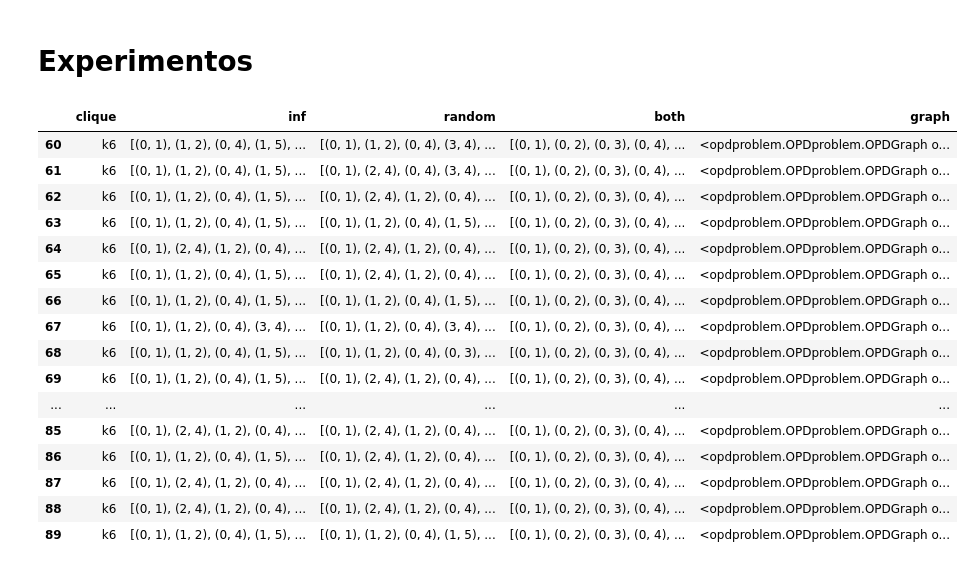
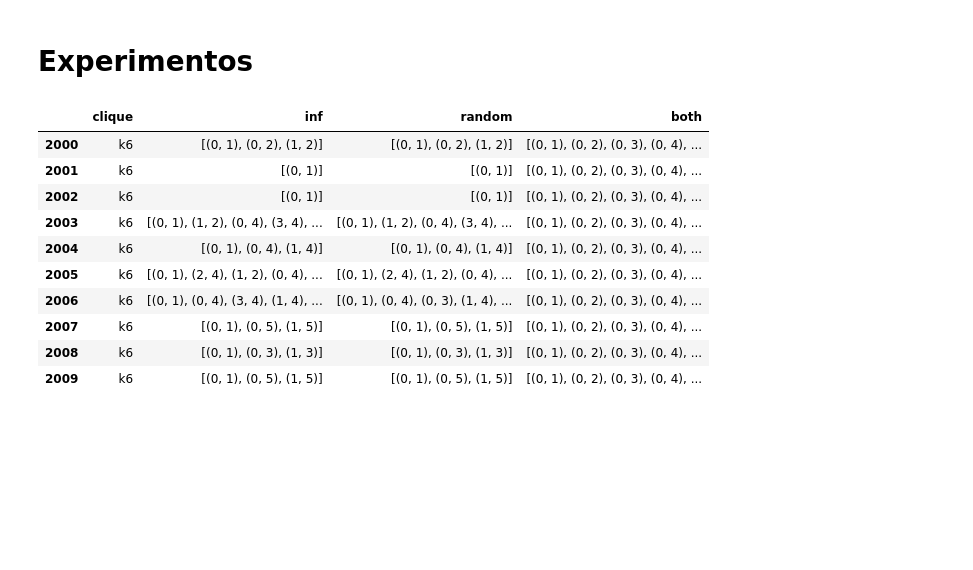
Before and after one commit to clazo2018/OPD-problem-, a Jupyter notebook: Experiments.ipynb, the cells around one changed output. Cells and saved outputs as stored; diff of their text form; code cells hidden in the pictures; blank space fills up the shorter version.

```diff
--- a/Experiments.ipynb
+++ b/Experiments.ipynb
@@ -52,21 +82,48 @@ cert_dict = {'clique': clique, 'inf': inf, 'random': random,'both' : both, 'grap
+# %%
+opd.seed(42)
+both = []
+inf = []
+random = []
+clique = []
+graph = []
+
+for n in range(4, n_clique + 1):
+
+#    print(f'es el grafo  k{n}')
+#     print('+' * 10)
+    for i in range(1000):
+        #print('es la instancia: ', i)
+        #print('-' * 10)
+
+        # se inicializa el grafo y el algoritmo
+        G = opd.OPDGraph(n=n, area_type='unbounded_non_homogeneous')
+        search = opd.Alg(G)
+
+        # Se busca el alpha-certificado
+        search_inf = search.search_app(method='inf')
+        search_random = search.search_app(method='random1')
+        search_both = search.both_alg()
+
+
+        both.append(search_both)
+        inf.append(search_inf)
+        random.append(search_random)
+        #graph.append(G)
+    l_aux = [f'k{n}'] * 1000
+    clique.extend(l_aux)
+cert_dict_unbounded_non_homogeneous = {'clique': clique, 'inf': inf, 'random': random, 'both': both}#, 'graph': graph}
 # %%
-df = pd.DataFrame(cert_dict)
-df[df['clique']=='k6'].head(30)
+df_unbounded_non_homogeneous = pd.DataFrame(cert_dict_unbounded_non_homogeneous)
+df_unbounded_non_homogeneous[df_unbounded_non_homogeneous['clique']=='k6'].head(10)
 # %% [output]
-|  | clique | inf | random | both | graph |
-| 60 | k6 | [(0, 1), (1, 2), (0, 4), (1, 5), ... | [(0, 1), (1, 2), (0, 4), (3, 4), ... | [(0, 1), (0, 2), (0, 3), (0, 4), ... | <opdproblem.OPDproblem.OPDGraph o... |
-| 61 | k6 | [(0, 1), (1, 2), (0, 4), (1, 5), ... | [(0, 1), (2, 4), (0, 4), (3, 4), ... | [(0, 1), (0, 2), (0, 3), (0, 4), ... | <opdproblem.OPDproblem.OPDGraph o... |
-| 62 | k6 | [(0, 1), (1, 2), (0, 4), (1, 5), ... | [(0, 1), (2, 4), (1, 2), (0, 4), ... | [(0, 1), (0, 2), (0, 3), (0, 4), ... | <opdproblem.OPDproblem.OPDGraph o... |
-| 63 | k6 | [(0, 1), (1, 2), (0, 4), (1, 5), ... | [(0, 1), (1, 2), (0, 4), (1, 5), ... | [(0, 1), (0, 2), (0, 3), (0, 4), ... | <opdproblem.OPDproblem.OPDGraph o... |
-| 64 | k6 | [(0, 1), (2, 4), (1, 2), (0, 4), ... | [(0, 1), (2, 4), (1, 2), (0, 4), ... | [(0, 1), (0, 2), (0, 3), (0, 4), ... | <opdproblem.OPDproblem.OPDGraph o... |
-| 65 | k6 | [(0, 1), (1, 2), (0, 4), (1, 5), ... | [(0, 1), (2, 4), (1, 2), (0, 4), ... | [(0, 1), (0, 2), (0, 3), (0, 4), ... | <opdproblem.OPDproblem.OPDGraph o... |
-| 66 | k6 | [(0, 1), (1, 2), (0, 4), (1, 5), ... | [(0, 1), (1, 2), (0, 4), (1, 5), ... | [(0, 1), (0, 2), (0, 3), (0, 4), ... | <opdproblem.OPDproblem.OPDGraph o... |
-| 67 | k6 | [(0, 1), (1, 2), (0, 4), (3, 4), ... | [(0, 1), (1, 2), (0, 4), (3, 4), ... | [(0, 1), (0, 2), (0, 3), (0, 4), ... | <opdproblem.OPDproblem.OPDGraph o... |
-| 68 | k6 | [(0, 1), (1, 2), (0, 4), (1, 5), ... | [(0, 1), (1, 2), (0, 4), (0, 3), ... | [(0, 1), (0, 2), (0, 3), (0, 4), ... | <opdproblem.OPDproblem.OPDGraph o... |
-| 69 | k6 | [(0, 1), (1, 2), (0, 4), (1, 5), ... | [(0, 1), (2, 4), (1, 2), (0, 4), ... | [(0, 1), (0, 2), (0, 3), (0, 4), ... | <opdproblem.OPDproblem.OPDGraph o... |
-| ... | ... | ... | ... | ... | ... |
-| 85 | k6 | [(0, 1), (2, 4), (1, 2), (0, 4), ... | [(0, 1), (2, 4), (1, 2), (0, 4), ... | [(0, 1), (0, 2), (0, 3), (0, 4), ... | <opdproblem.OPDproblem.OPDGraph o... |
-| 86 | k6 | [(0, 1), (1, 2), (0, 4), (1, 5), ... | [(0, 1), (2, 4), (1, 2), (0, 4), ... | [(0, 1), (0, 2), (0, 3), (0, 4), ... | <opdproblem.OPDproblem.OPDGraph o... |
-| 87 | k6 | [(0, 1), (2, 4), (1, 2), (0, 4), ... | [(0, 1), (2, 4), (1, 2), (0, 4), ... | [(0, 1), (0, 2), (0, 3), (0, 4), ... | <opdproblem.OPDproblem.OPDGraph o... |
-| 88 | k6 | [(0, 1), (2, 4), (1, 2), (0, 4), ... | [(0, 1), (2, 4), (1, 2), (0, 4), ... | [(0, 1), (0, 2), (0, 3), (0, 4), ... | <opdproblem.OPDproblem.OPDGraph o... |
-| 89 | k6 | [(0, 1), (1, 2), (0, 4), (1, 5), ... | [(0, 1), (1, 2), (0, 4), (1, 5), ... | [(0, 1), (0, 2), (0, 3), (0, 4), ... | <opdproblem.OPDproblem.OPDGraph o... |
+|  | clique | inf | random | both |
+| 2000 | k6 | [(0, 1), (0, 2), (1, 2)] | [(0, 1), (0, 2), (1, 2)] | [(0, 1), (0, 2), (0, 3), (0, 4), ... |
+| 2001 | k6 | [(0, 1)] | [(0, 1)] | [(0, 1), (0, 2), (0, 3), (0, 4), ... |
+| 2002 | k6 | [(0, 1)] | [(0, 1)] | [(0, 1), (0, 2), (0, 3), (0, 4), ... |
+| 2003 | k6 | [(0, 1), (1, 2), (0, 4), (3, 4), ... | [(0, 1), (1, 2), (0, 4), (3, 4), ... | [(0, 1), (0, 2), (0, 3), (0, 4), ... |
+| 2004 | k6 | [(0, 1), (0, 4), (1, 4)] | [(0, 1), (0, 4), (1, 4)] | [(0, 1), (0, 2), (0, 3), (0, 4), ... |
+| 2005 | k6 | [(0, 1), (2, 4), (1, 2), (0, 4), ... | [(0, 1), (2, 4), (1, 2), (0, 4), ... | [(0, 1), (0, 2), (0, 3), (0, 4), ... |
+| 2006 | k6 | [(0, 1), (0, 4), (3, 4), (1, 4), ... | [(0, 1), (0, 4), (0, 3), (1, 4), ... | [(0, 1), (0, 2), (0, 3), (0, 4), ... |
+| 2007 | k6 | [(0, 1), (0, 5), (1, 5)] | [(0, 1), (0, 5), (1, 5)] | [(0, 1), (0, 2), (0, 3), (0, 4), ... |
+| 2008 | k6 | [(0, 1), (0, 3), (1, 3)] | [(0, 1), (0, 3), (1, 3)] | [(0, 1), (0, 2), (0, 3), (0, 4), ... |
+| 2009 | k6 | [(0, 1), (0, 5), (1, 5)] | [(0, 1), (0, 5), (1, 5)] | [(0, 1), (0, 2), (0, 3), (0, 4), ... |
```
Also changed, not shown: parts of 19 cells of this notebook.
